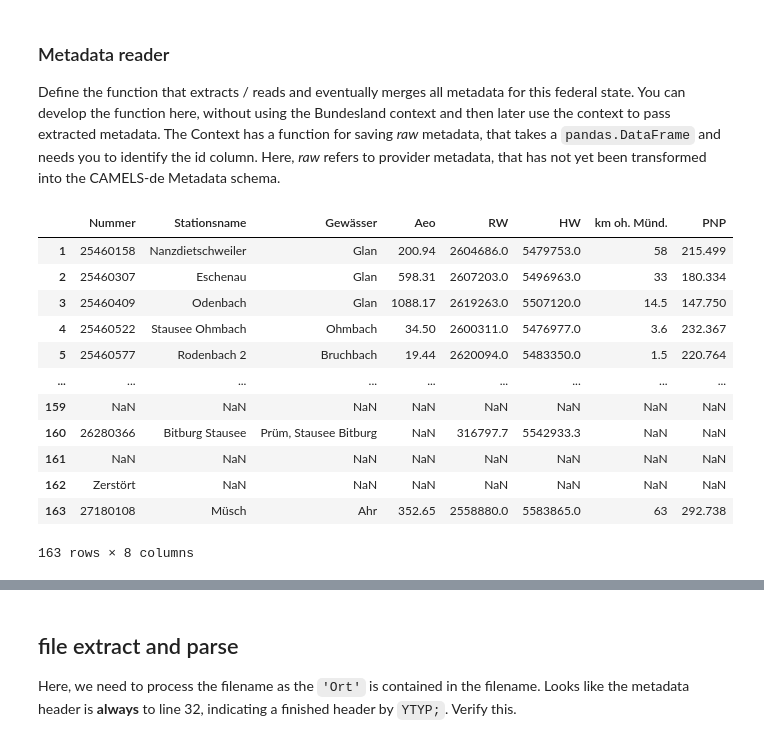
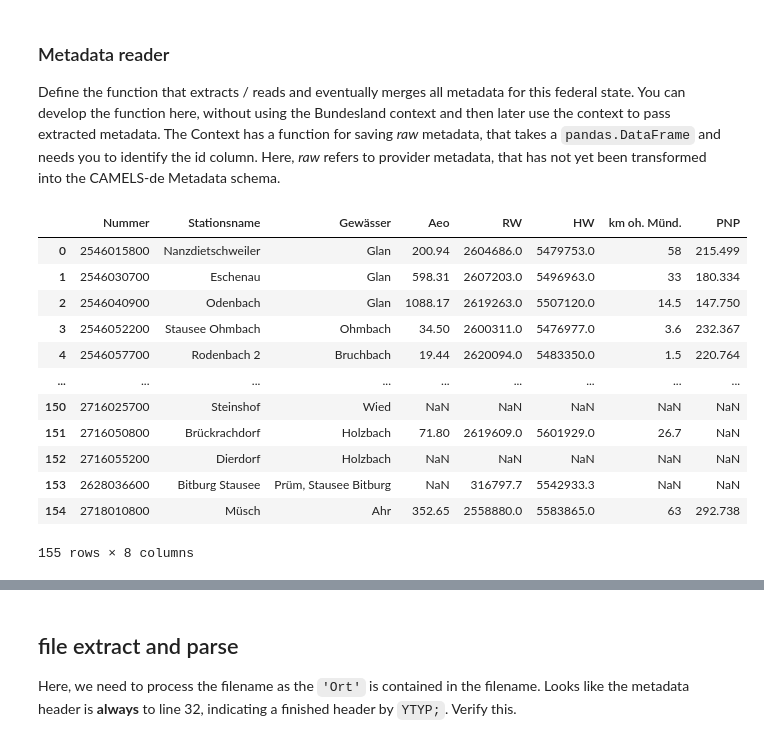
Before and after one commit to CAMELS-DE/camelsp, a Jupyter notebook: scripts/preprocess_deb.ipynb, the cells around one changed output, grey strips where cells are left out. Drawn from its saved outputs; the diff is of its cells as text; code cells hidden in the pictures.

```diff
--- a/scripts/preprocess_deb.ipynb
+++ b/scripts/preprocess_deb.ipynb
@@ -40,26 +41,32 @@ Here, *raw* refers to provider metadata, that has not yet been transformed into
 # %%
 with Bundesland('RLP') as bl:
     # read metadata
     metadata = pd.read_excel(os.path.join(BASE, 'aktive Pegel_Februar 2022_mit Stammdaten.xlsx'), header=2)
 
     # rename 7th column
     metadata.rename(columns={'km': 'km oh. Münd.'}, inplace=True)
 
     # drop first row
     metadata = metadata.iloc[1:]
 
+    # drop all rows where column Gewässer is NaN (empty lines at the end of the metadata file)
+    metadata = metadata[~metadata['Gewässer'].isna()].reset_index(drop=True)
+
+    # according to rlp websites, all Messstellennummern are missing two zeros at the end
+    metadata['Nummer'] = metadata['Nummer'] * 100
+
 metadata
 # %% [output]
 |  | Nummer | Stationsname | Gewässer | Aeo | RW | HW | km oh. Münd. | PNP |
-| 1 | 25460158 | Nanzdietschweiler | Glan | 200.94 | 2604686.0 | 5479753.0 | 58 | 215.499 |
-| 2 | 25460307 | Eschenau | Glan | 598.31 | 2607203.0 | 5496963.0 | 33 | 180.334 |
-| 3 | 25460409 | Odenbach | Glan | 1088.17 | 2619263.0 | 5507120.0 | 14.5 | 147.750 |
-| 4 | 25460522 | Stausee Ohmbach | Ohmbach | 34.50 | 2600311.0 | 5476977.0 | 3.6 | 232.367 |
-| 5 | 25460577 | Rodenbach 2 | Bruchbach | 19.44 | 2620094.0 | 5483350.0 | 1.5 | 220.764 |
+| 0 | 2546015800 | Nanzdietschweiler | Glan | 200.94 | 2604686.0 | 5479753.0 | 58 | 215.499 |
+| 1 | 2546030700 | Eschenau | Glan | 598.31 | 2607203.0 | 5496963.0 | 33 | 180.334 |
+| 2 | 2546040900 | Odenbach | Glan | 1088.17 | 2619263.0 | 5507120.0 | 14.5 | 147.750 |
+| 3 | 2546052200 | Stausee Ohmbach | Ohmbach | 34.50 | 2600311.0 | 5476977.0 | 3.6 | 232.367 |
+| 4 | 2546057700 | Rodenbach 2 | Bruchbach | 19.44 | 2620094.0 | 5483350.0 | 1.5 | 220.764 |
 | ... | ... | ... | ... | ... | ... | ... | ... | ... |
-| 159 | NaN | NaN | NaN | NaN | NaN | NaN | NaN | NaN |
-| 160 | 26280366 | Bitburg Stausee | Prüm, Stausee Bitburg | NaN | 316797.7 | 5542933.3 | NaN | NaN |
-| 161 | NaN | NaN | NaN | NaN | NaN | NaN | NaN | NaN |
-| 162 | Zerstört | NaN | NaN | NaN | NaN | NaN | NaN | NaN |
-| 163 | 27180108 | Müsch | Ahr | 352.65 | 2558880.0 | 5583865.0 | 63 | 292.738 |
+| 150 | 2716025700 | Steinshof | Wied | NaN | NaN | NaN | NaN | NaN |
+| 151 | 2716050800 | Brückrachdorf | Holzbach | 71.80 | 2619609.0 | 5601929.0 | 26.7 | NaN |
+| 152 | 2716055200 | Dierdorf | Holzbach | NaN | NaN | NaN | NaN | NaN |
+| 153 | 2628036600 | Bitburg Stausee | Prüm, Stausee Bitburg | NaN | 316797.7 | 5542933.3 | NaN | NaN |
+| 154 | 2718010800 | Müsch | Ahr | 352.65 | 2558880.0 | 5583865.0 | 63 | 292.738 |
-163 rows × 8 columns
+155 rows × 8 columns
```
Also changed, not shown: parts of 16 cells of this notebook, 13 other files.
